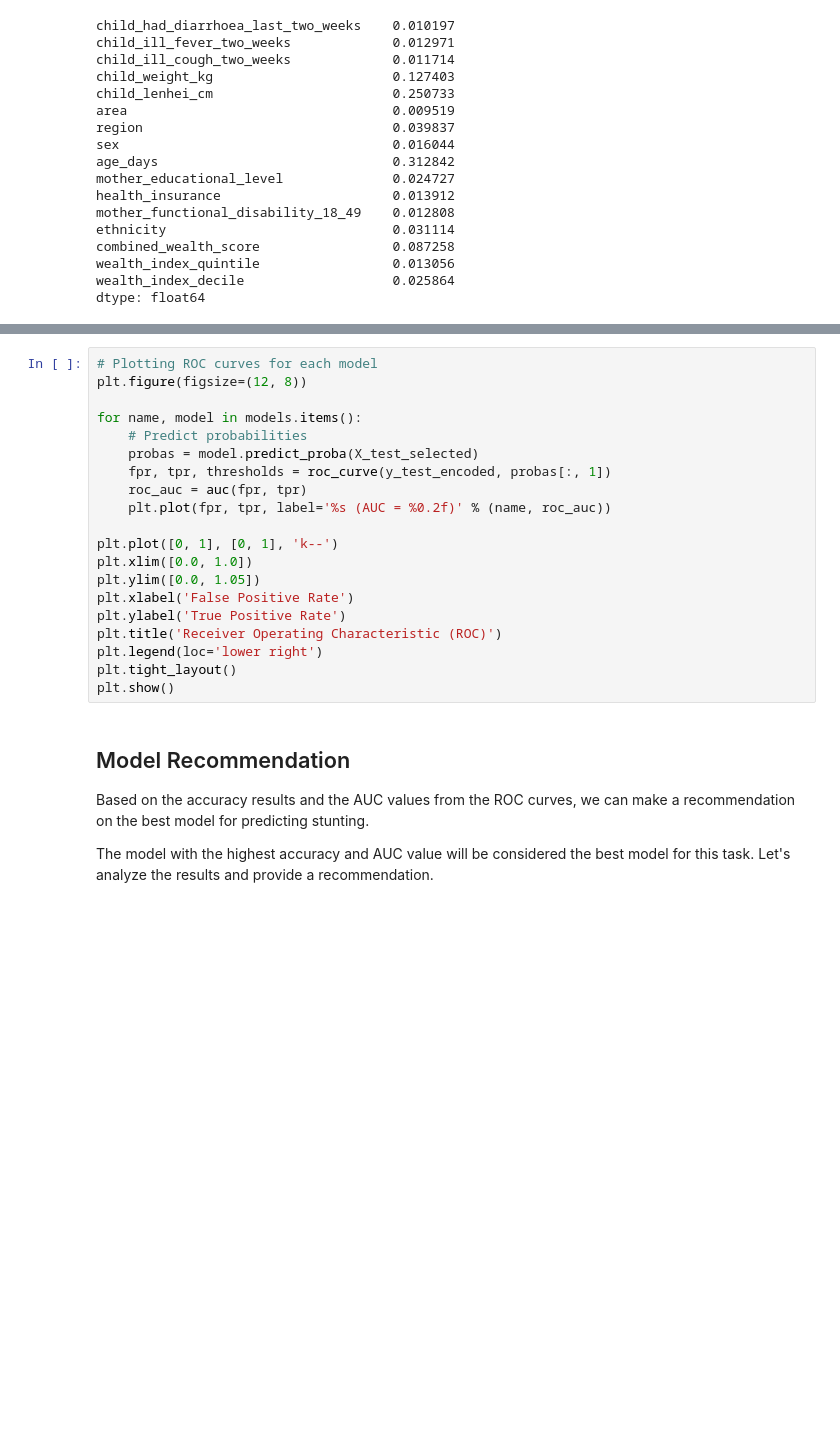
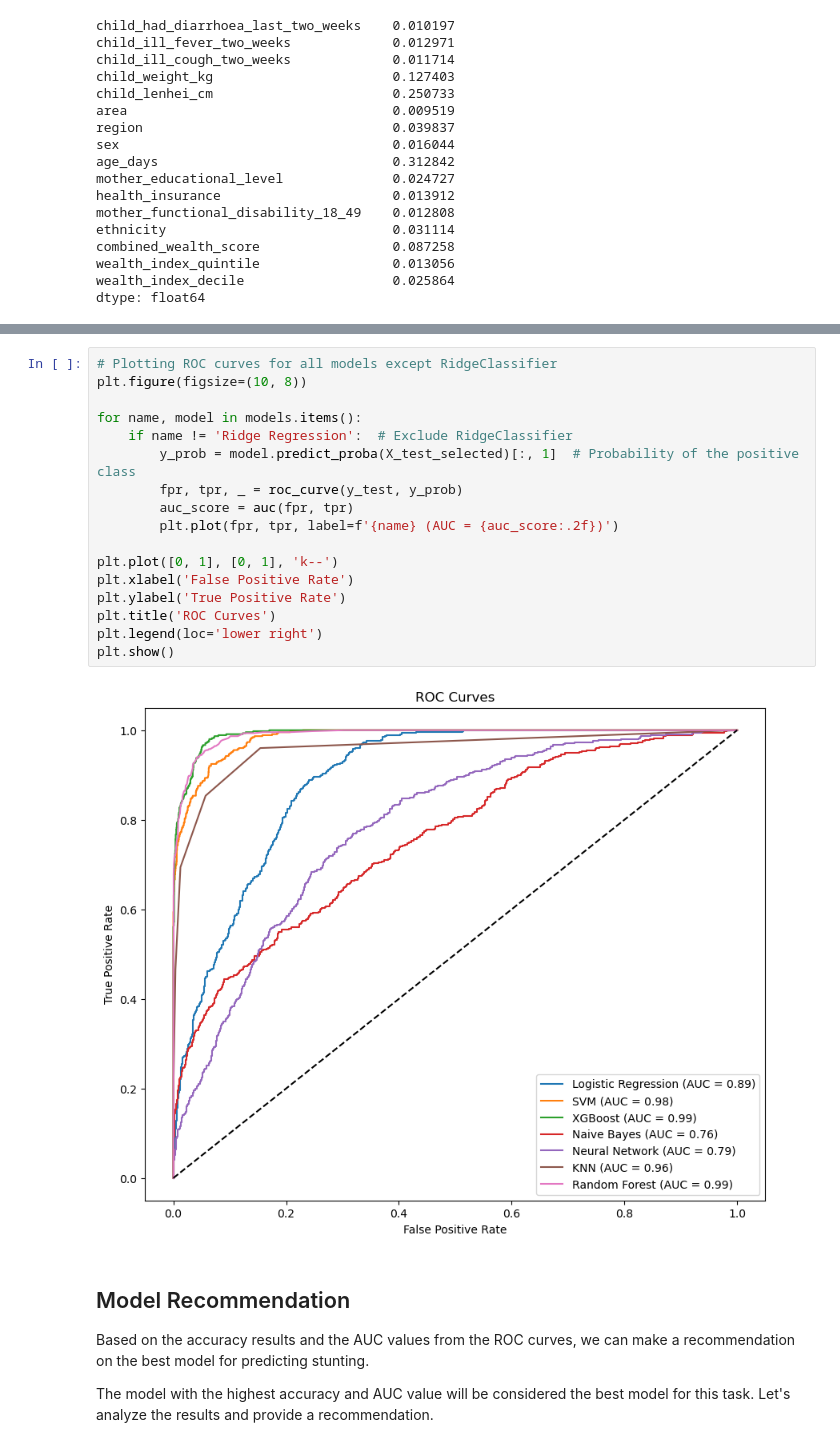
Before and after one commit to KomlaRD/predicting_stunting_machine_learning, a Jupyter notebook: stunting_ml.ipynb, the cells around one changed output, grey strips where cells are left out. Cells and saved outputs as stored; diff of their text form; blank space fills up the shorter version.

```diff
--- a/stunting_ml.ipynb
+++ b/stunting_ml.ipynb
@@ -139,23 +137,22 @@ plt.show()
-# %%
-# Plotting ROC curves for each model
-plt.figure(figsize=(12, 8))
-
-for name, model in models.items():
-    # Predict probabilities
-    probas = model.predict_proba(X_test_selected)
-    fpr, tpr, thresholds = roc_curve(y_test_encoded, probas[:, 1])
-    roc_auc = auc(fpr, tpr)
-    plt.plot(fpr, tpr, label='%s (AUC = %0.2f)' % (name, roc_auc))
-
-plt.plot([0, 1], [0, 1], 'k--')
-plt.xlim([0.0, 1.0])
-plt.ylim([0.0, 1.05])
-plt.xlabel('False Positive Rate')
-plt.ylabel('True Positive Rate')
-plt.title('Receiver Operating Characteristic (ROC)')
-plt.legend(loc='lower right')
-plt.tight_layout()
-plt.show()
+# %%
+# Plotting ROC curves for all models except RidgeClassifier
+plt.figure(figsize=(10, 8))
+
+for name, model in models.items():
+    if name != 'Ridge Regression':  # Exclude RidgeClassifier
+        y_prob = model.predict_proba(X_test_selected)[:, 1]  # Probability of the positive class
+        fpr, tpr, _ = roc_curve(y_test, y_prob)
+        auc_score = auc(fpr, tpr)
+        plt.plot(fpr, tpr, label=f'{name} (AUC = {auc_score:.2f})')
+
+plt.plot([0, 1], [0, 1], 'k--')
+plt.xlabel('False Positive Rate')
+plt.ylabel('True Positive Rate')
+plt.title('ROC Curves')
+plt.legend(loc='lower right')
+plt.show()
+# %% [output]
+[figure, added]
 # %% [markdown]
 ## Model Recommendation
 Based on the accuracy results and the AUC values from the ROC curves, we can make a recommendation on the best model for predicting stunting.
```
Also changed, not shown: parts of 4 cells of this notebook.
